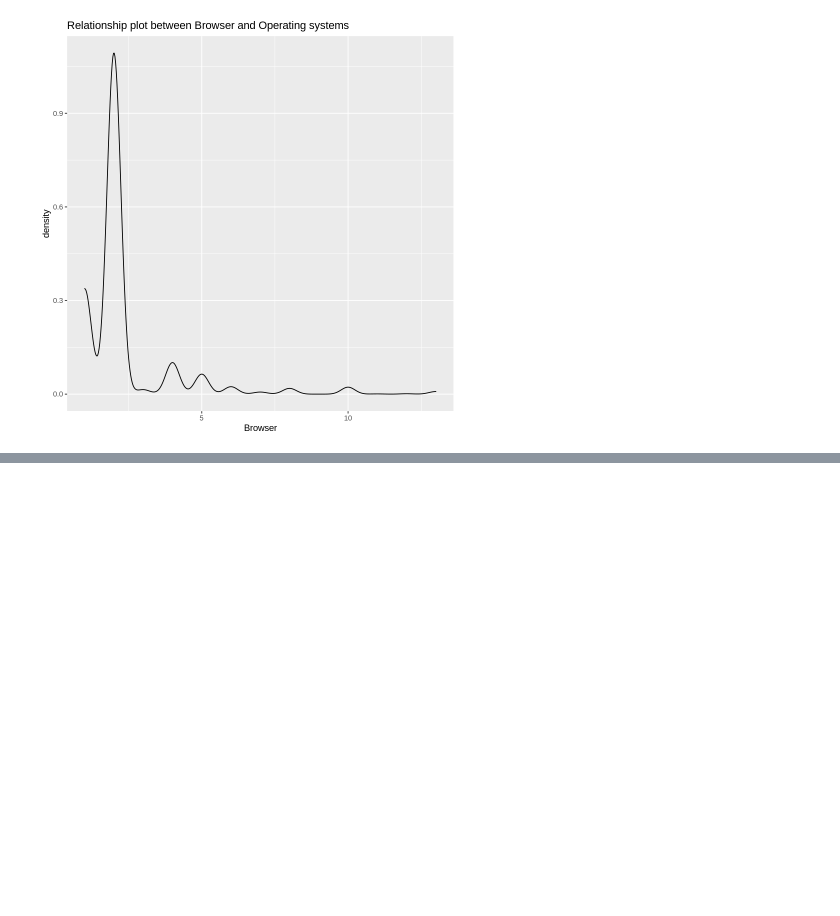
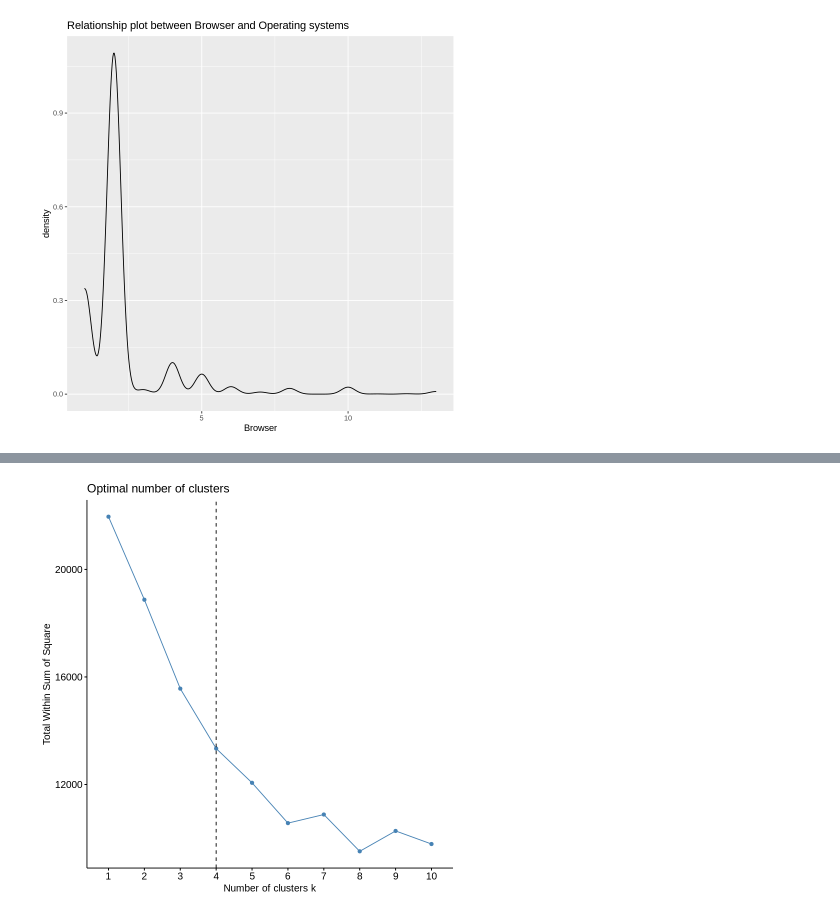
Before and after one commit to franciskingk/Classification-with-R, a Jupyter notebook: Classification_with_R.ipynb, the cells around one changed output, grey strips where cells are left out. Cells and saved outputs as stored; diff of their text form; code cells hidden in the pictures; blank space fills up the shorter version.

```diff
--- a/Classification_with_R.ipynb
+++ b/Classification_with_R.ipynb
@@ -295,0 +266,4 @@ plot(output.tree)
+# %%
+real_var<- dummyVars("~.", data = df1)
+real_df<- data.frame(predict(real_var, newdata = df1))
+glimpse(real_df)
@@ -295,0 +288,6 @@ plot(output.tree)
+# %%
+# selecting the independent variables and scaling them
+real_df1 <- real_df[,-c(30:31)]
+real_df.target <- df1[,'Revenue']
+real_df1.scaled <- scale(real_df1)
+summary(real_df1.scaled)
@@ -295,0 +312,4 @@ plot(output.tree)
+# %%
+# normalising the data
+final_df <- as.data.frame(apply(real_df1.scaled, 2, function(x) (x-min(x))/(max(x)-min(x))))
+summary(final_df)
@@ -295,0 +334,6 @@ plot(output.tree)
+# %%
+# optimum clusters
+fviz_nbclust(final_df, kmeans, method = "wss") +
+geom_vline(xintercept = 4, linetype = 2)
+# %% [output]
+[figure, added]
```
Also changed, not shown: parts of 23 cells of this notebook.
